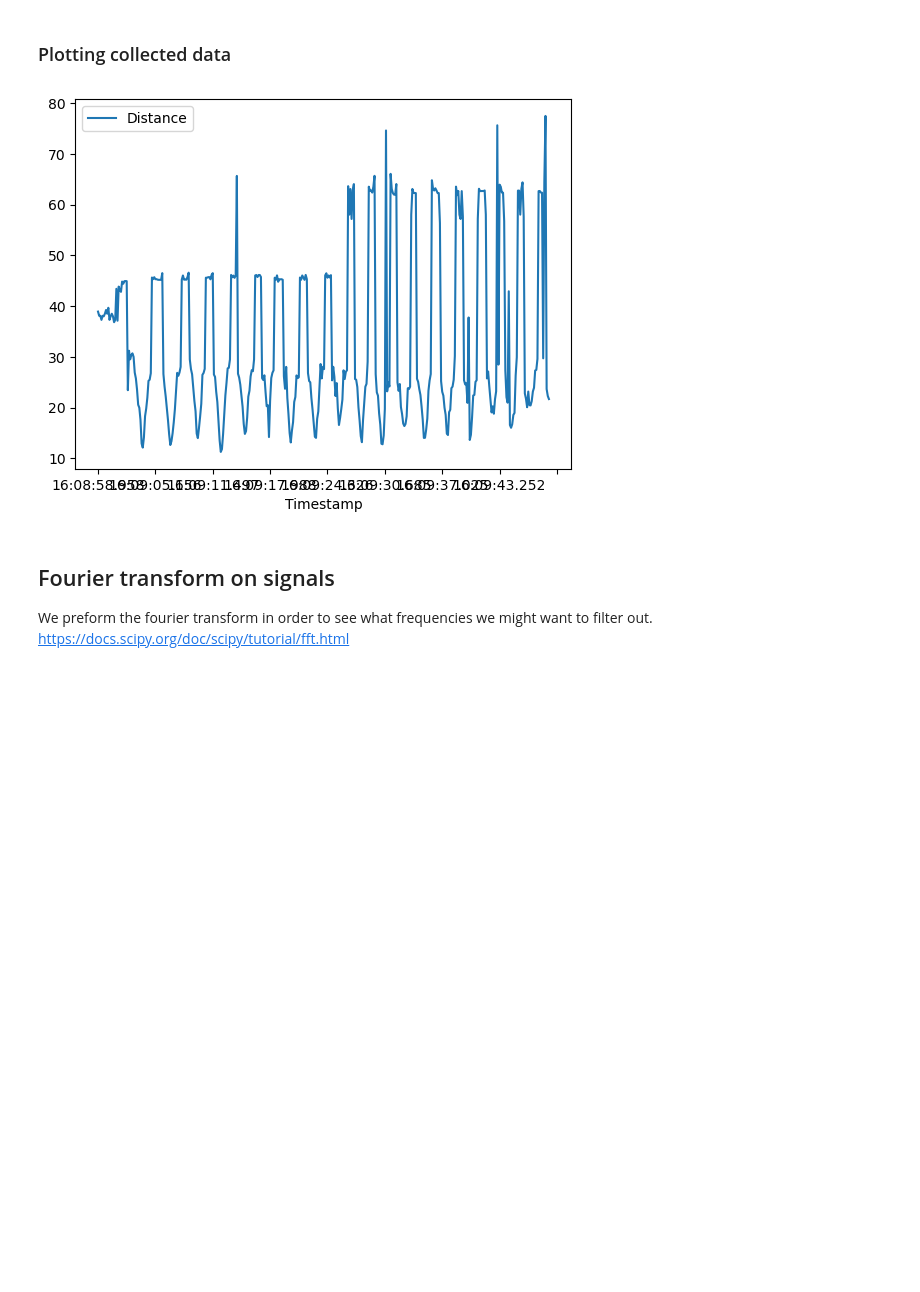
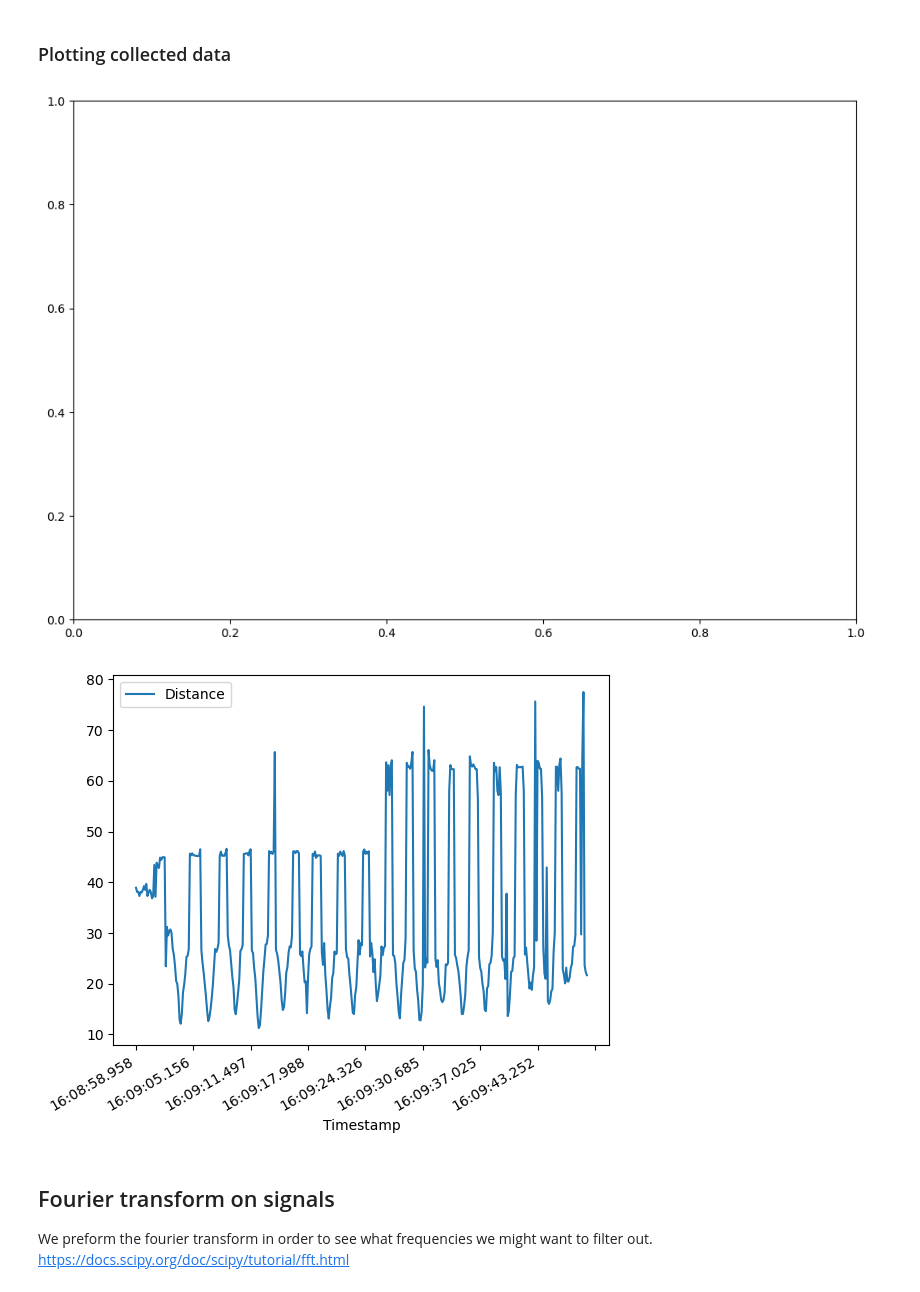
Before and after one commit to Husmarke/Kandidat-Cross-Country-Technique, a Jupyter notebook: kandidat_kod.ipynb, the cells around one changed output. Saved outputs shown, nothing was run; the diff lists cells and outputs as text; code cells hidden in the pictures; blank space fills up the shorter version.

```diff
--- a/kandidat_kod.ipynb
+++ b/kandidat_kod.ipynb
@@ -31,15 +31,18 @@ log_df.to_csv(f'Logging/{file_name}.csv', index = None)
 # %%
 # setting name of file to read
 file_name = 'serial_log2'
 # creating dataframe of file
 log_df = log_df = pd.read_csv(f"Logging/{file_name}.csv")
 # removing measurents errors
 log_df = log_df.drop(log_df[log_df.Distance > 90].index)
 # plotting data
-log_df.plot(x='Timestamp', y='Distance', kind='line')
-plt.show()
+fig, ax = plt.subplots(figsize = (12, 8))
+ax = log_df.plot(x='Timestamp', y='Distance', kind='line')
+plt.setp(ax.get_xticklabels(), rotation=30, horizontalalignment='right')
+fig.show()
 # %% [output]
-[figure, old version]
+[figure, new version]
+[figure, added]
 # %% [markdown]
 ## Fourier transform on signals
 We preform the fourier transform in order to see what frequencies we might want to filter out.
```
